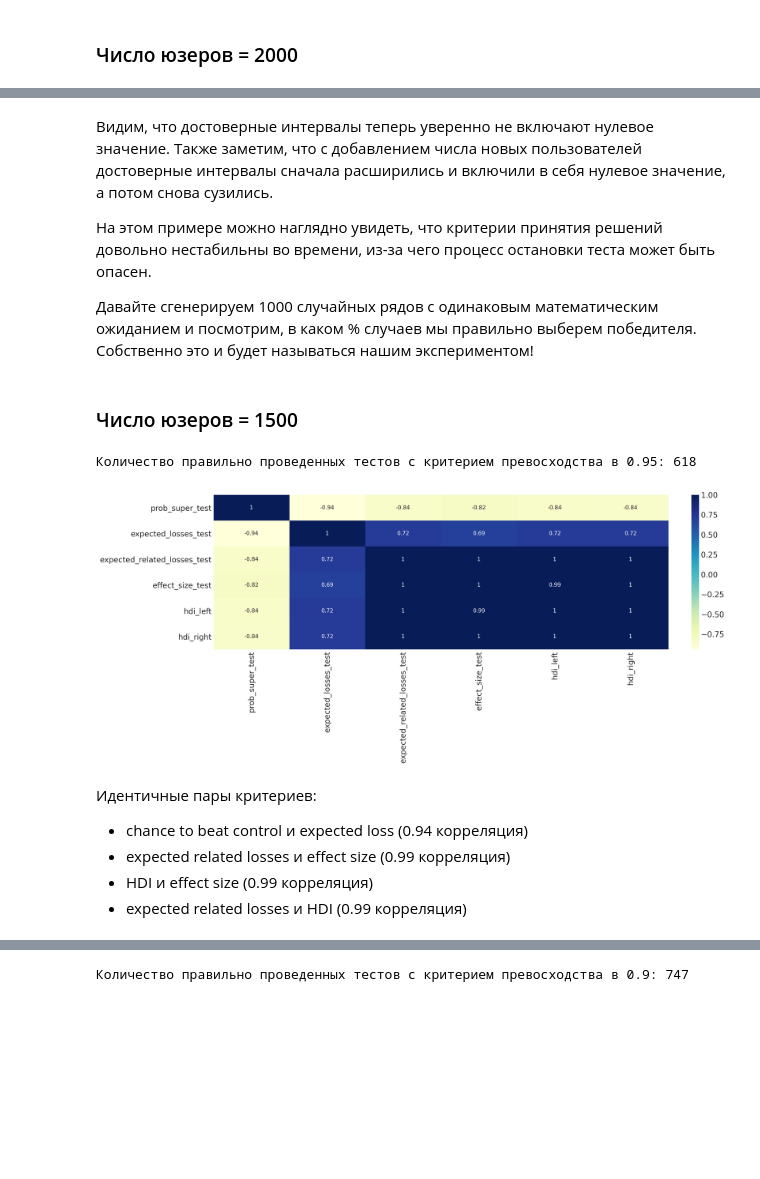
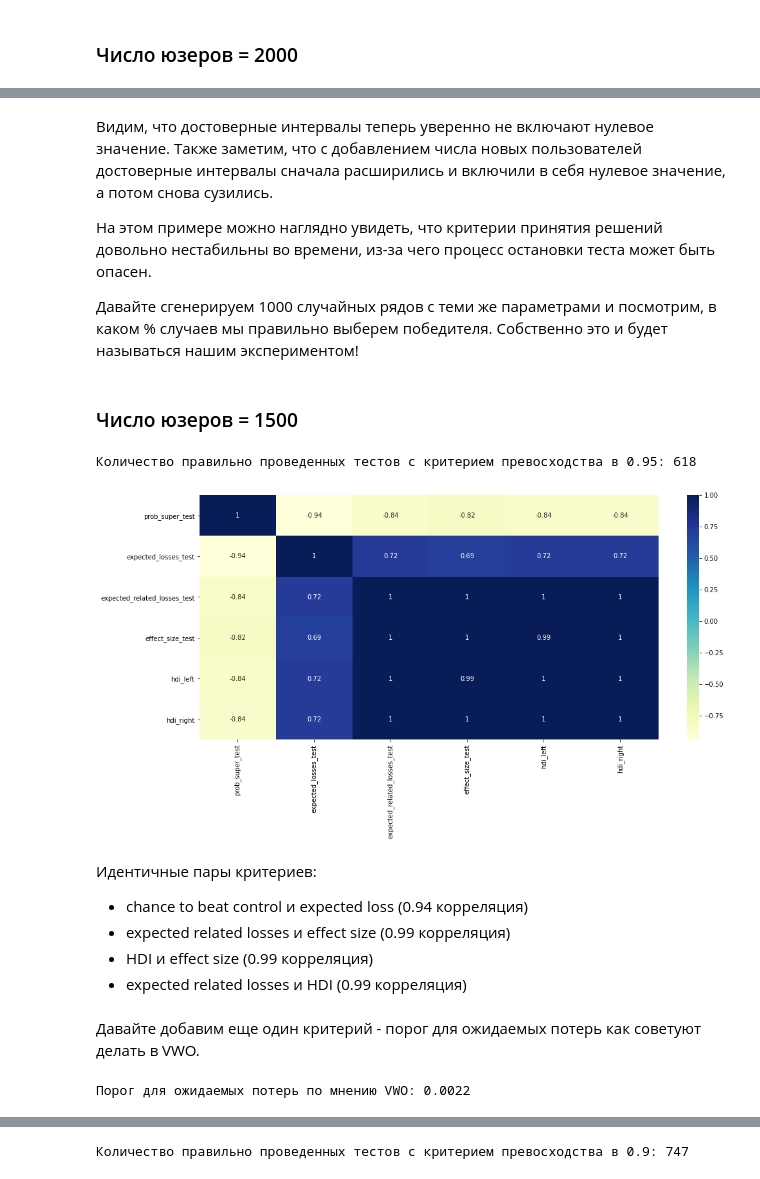
Before and after one commit to iakubovskii7/AB, a Jupyter notebook: knowledge-base/Bayesian_algorithms.ipynb, the cells around one changed output, grey strips where cells are left out. Cells and saved outputs as stored; diff of their text form; code cells hidden in the pictures; blank space fills up the shorter version.

```diff
--- a/knowledge-base/Bayesian_algorithms.ipynb
+++ b/knowledge-base/Bayesian_algorithms.ipynb
@@ -331,24 +356,30 @@ results_df
 На этом примере можно наглядно увидеть, что критерии принятия решений довольно нестабильны во времени,
 из-за чего процесс остановки теста может быть опасен.
 
-Давайте сгенерируем 1000 случайных рядов с одинаковым математическим ожиданием и посмотрим, в каком % случаев
+Давайте сгенерируем 1000 случайных рядов с теми же параметрами и посмотрим, в каком % случаев
 мы правильно выберем победителя. Собственно это и будет называться нашим экспериментом!
 # %% [markdown]
 ### Число юзеров = 1500
 # %%
-# results = list(p_map(partial(get_bayes_metrics, size=1500), range(1000)))
+results = list(p_map(partial(get_bayes_metrics, p1=0.22, p2=0.25, size=1500), range(1000)))
 df = pd.DataFrame(results)
 df.columns = ['prob_super_test', 'expected_losses_test', 'expected_related_losses_test',
               'effect_size_test', 'hdi_left', 'hdi_right']
 sns.heatmap(df.corr(), cmap="YlGnBu", annot=True);
 n_correct_tests = df.query("prob_super_test >= 0.95").shape[0]
 print(f"Количество правильно проведенных тестов с критерием превосходства в 0.95: {n_correct_tests}")
 # %% [output]
 Количество правильно проведенных тестов с критерием превосходства в 0.95: 618
-[figure, old version]
+[figure, new version]
 # %% [markdown]
 Идентичные пары критериев:
 - chance to beat control и expected loss (0.94 корреляция)
 - expected related losses и effect size (0.99 корреляция)
 - HDI и effect size (0.99 корреляция)
 - expected related losses и HDI (0.99 корреляция)
+# %% [markdown]
+Давайте добавим еще один критерий - порог для ожидаемых потерь как советуют делать в VWO.
+# %%
+print(f"Порог для ожидаемых потерь по мнению VWO: {0.022 * 0.001 * 100}")
+# %% [output]
+Порог для ожидаемых потерь по мнению VWO: 0.0022
```
Also changed, not shown: parts of 37 cells of this notebook, 2 other files.
